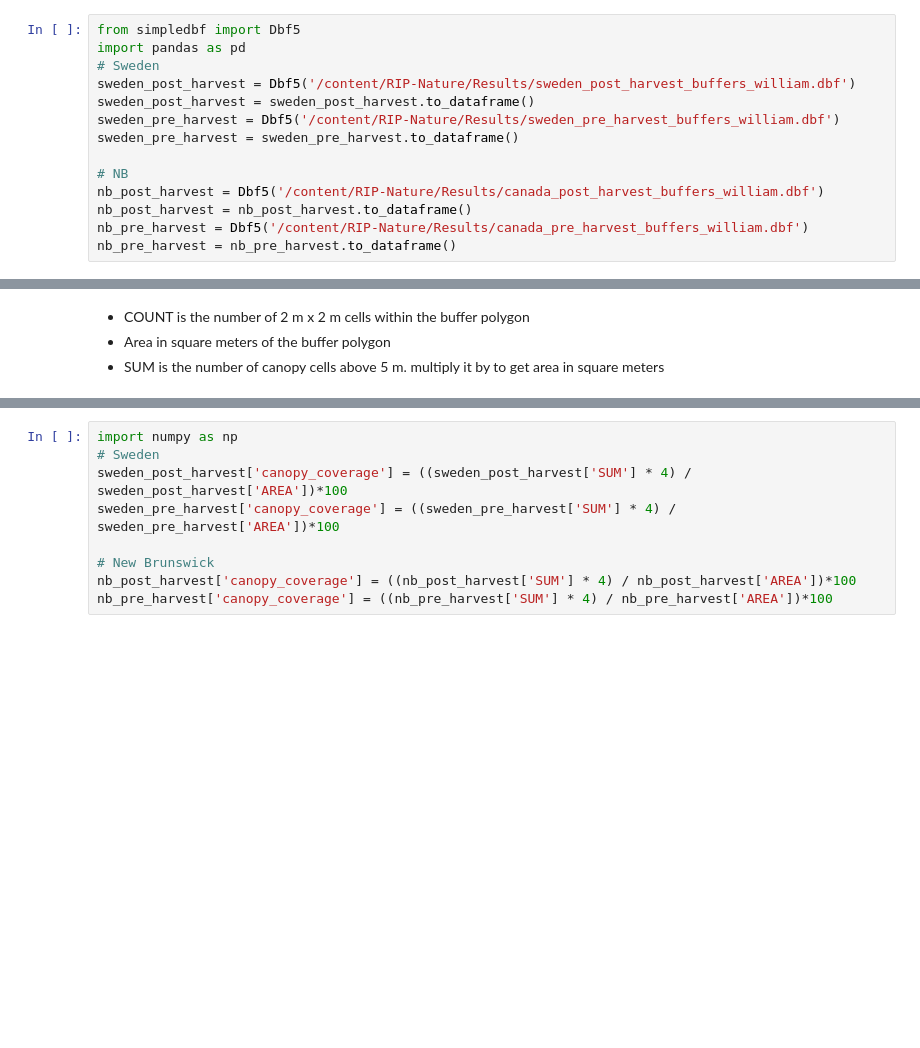
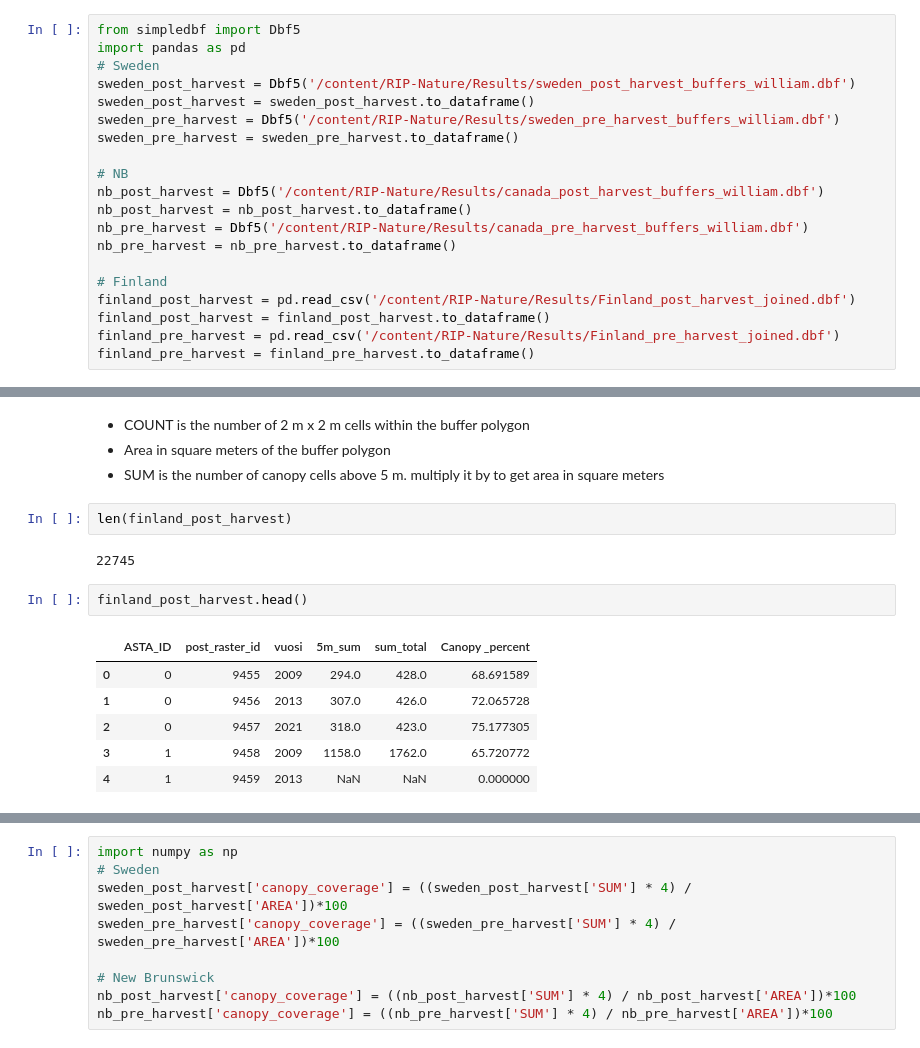
Before and after one commit to williamlidberg/RIP-Nature, a Jupyter notebook: RIP_Nature_Results.ipynb, the cells around one changed output, grey strips where cells are left out. Saved outputs shown, nothing was run; the diff lists cells and outputs as text; blank space fills up the shorter version.

```diff
--- a/RIP_Nature_Results.ipynb
+++ b/RIP_Nature_Results.ipynb
@@ -52,6 +42,12 @@ nb_post_harvest = Dbf5('/content/RIP-Nature/Results/canada_post_harvest_buffers_
 nb_post_harvest = nb_post_harvest.to_dataframe()
 nb_pre_harvest = Dbf5('/content/RIP-Nature/Results/canada_pre_harvest_buffers_william.dbf')
 nb_pre_harvest = nb_pre_harvest.to_dataframe()
+
+# Finland
+finland_post_harvest = pd.read_csv('/content/RIP-Nature/Results/Finland_post_harvest_joined.dbf')
+finland_post_harvest = finland_post_harvest.to_dataframe()
+finland_pre_harvest = pd.read_csv('/content/RIP-Nature/Results/Finland_pre_harvest_joined.dbf')
+finland_pre_harvest = finland_pre_harvest.to_dataframe()
 # %%
 sweden_post_harvest.head()
 # %% [output]
@@ -67,3 +63,16 @@ sweden_post_harvest.head()
 *   COUNT is the number of 2 m x 2 m cells within the buffer polygon
 *   Area in square meters of the buffer polygon
 *   SUM is the number of canopy cells above 5 m. multiply it by to get area in square meters
+# %%
+len(finland_post_harvest)
+# %% [output]
+22745
+# %%
+finland_post_harvest.head()
+# %% [output]
+|  | ASTA_ID | post_raster_id | vuosi | 5m_sum | sum_total | Canopy _percent |
+| 0 | 0 | 9455 | 2009 | 294.0 | 428.0 | 68.691589 |
+| 1 | 0 | 9456 | 2013 | 307.0 | 426.0 | 72.065728 |
+| 2 | 0 | 9457 | 2021 | 318.0 | 423.0 | 75.177305 |
+| 3 | 1 | 9458 | 2009 | 1158.0 | 1762.0 | 65.720772 |
+| 4 | 1 | 9459 | 2013 | NaN | NaN | 0.000000 |
```
Also changed, not shown: parts of 3 cells of this notebook.
